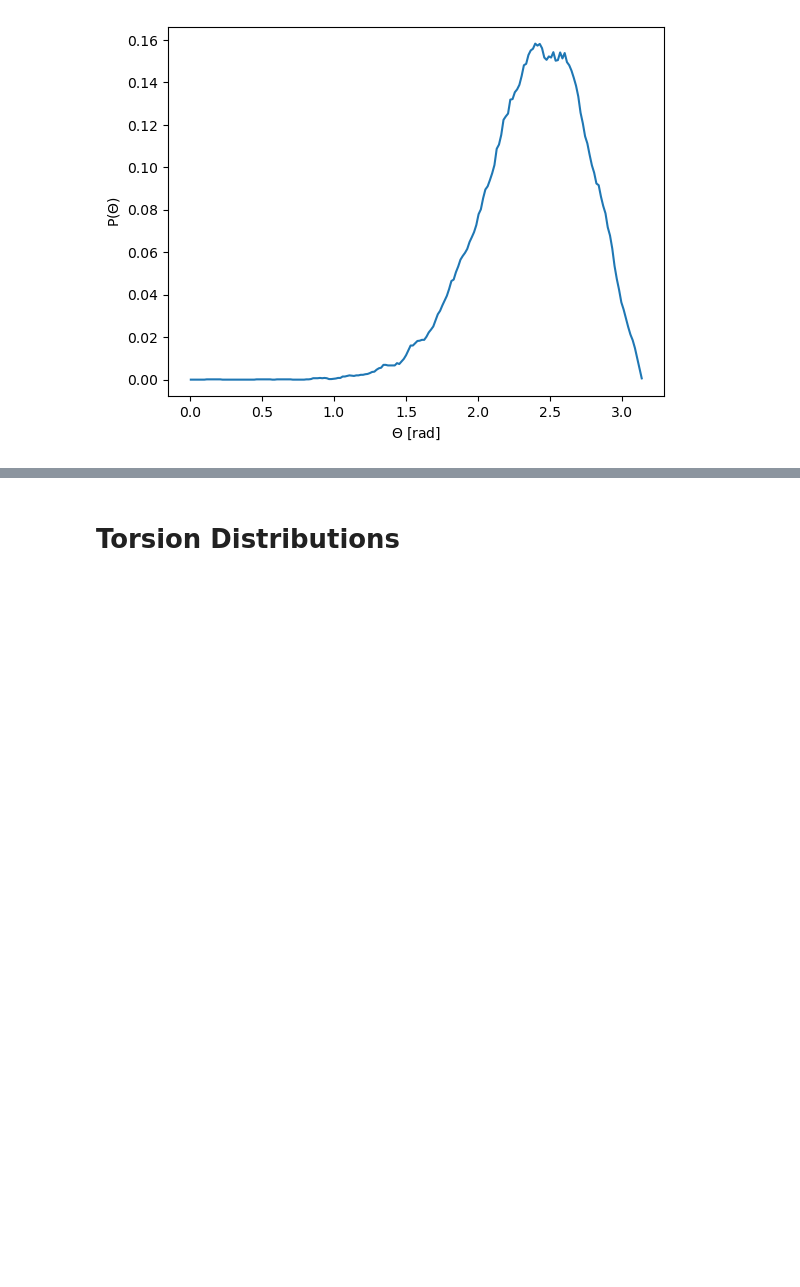
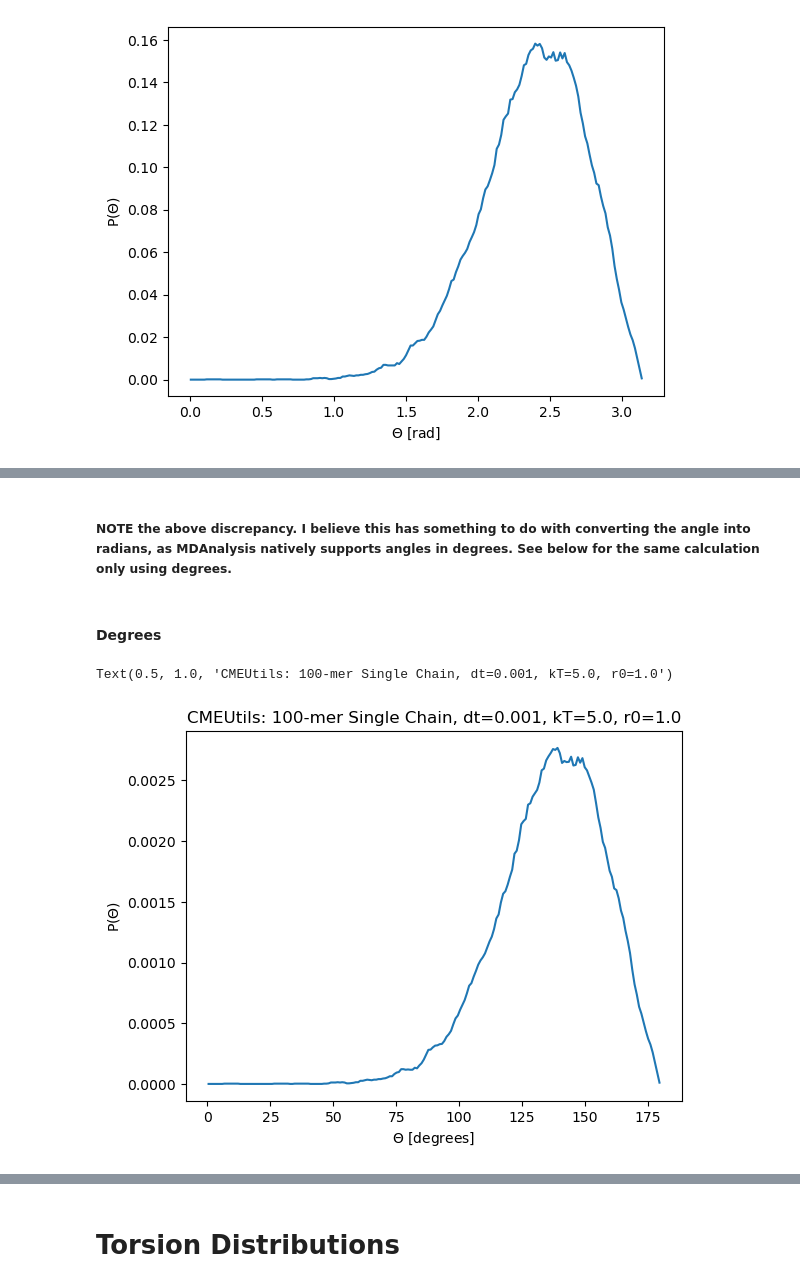
Before and after one commit to StephMcCallum/mupt-analysis-clean, a Jupyter notebook: geo_distributions_reference/distributions.ipynb, the cells around one changed output, grey strips where cells are left out. Saved outputs shown, nothing was run; the diff lists cells and outputs as text; code cells hidden in the pictures; blank space fills up the shorter version.

```diff
--- a/geo_distributions_reference/distributions.ipynb
+++ b/geo_distributions_reference/distributions.ipynb
@@ -118,0 +165,32 @@ Text(0, 0.5, 'P($\\Theta$)')
+# %% [markdown]
+##### NOTE the above discrepancy. I believe this has something to do with converting the angle into radians, as MDAnalysis natively supports angles in degrees. See below for the same calculation only using degrees.
+# %% [markdown]
+#### Degrees
+# %%
+fig = plt.figure()
+chains = 1
+angle = "AAA"
+nbins = 200
+weight_dist = np.zeros(nbins)
+adist = angle_distribution(
+    gsd_file = ("trajectory1.gsd"),
+    A_name=angle[0],
+    B_name=angle[1],
+    C_name=angle[2],
+    histogram=True,
+    normalize=True,
+    start =0,
+    bins=nbins,
+    degrees=True
+    )
+smooth = signal.savgol_filter(adist[:,1], window_length=7, polyorder=1)
+weight_dist += smooth
+
+plt.plot(adist[:,0], weight_dist/7, markersize=0)
+
+plt.xlabel(r"$\Theta$ [degrees]")
+plt.ylabel(r"P($\Theta$)")
+plt.title("CMEUtils: 100-mer Single Chain, dt=0.001, kT=5.0, r0=1.0")
+# %% [output]
+Text(0.5, 1.0, 'CMEUtils: 100-mer Single Chain, dt=0.001, kT=5.0, r0=1.0')
+[figure, added]
```
Also changed, not shown: parts of 9 cells of this notebook, 2 other files.
